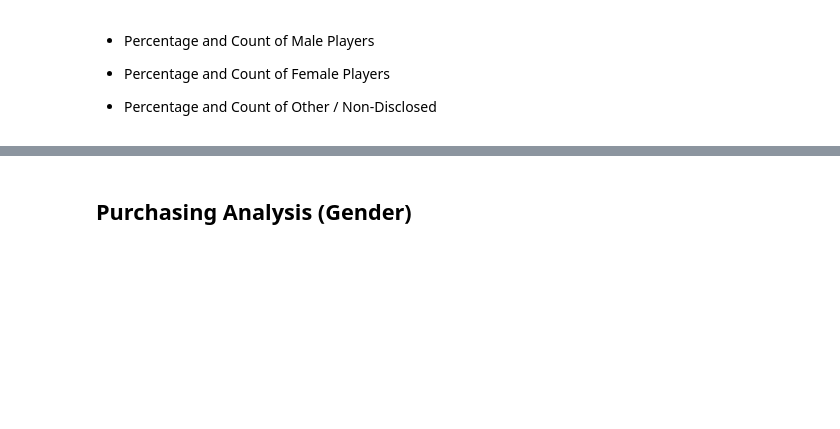
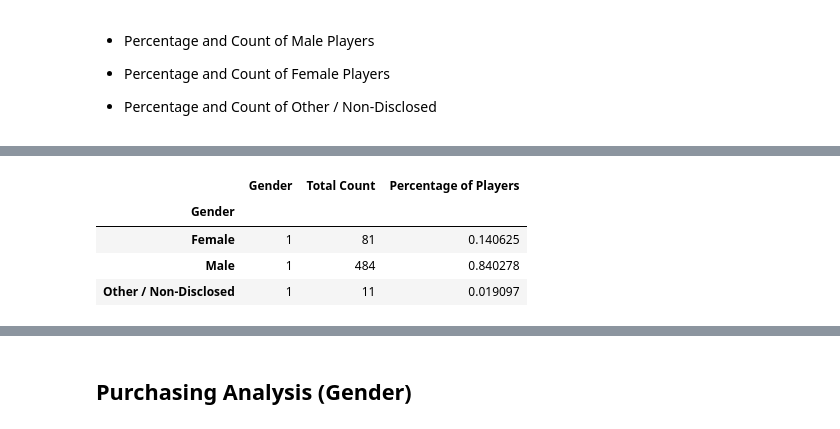
Before and after one commit to jennneth/pandas-challenge, a Jupyter notebook: HeroesofPymoli/HeroesOfPymoli_starter.ipynb, the cells around one changed output, grey strips where cells are left out. Saved outputs shown, nothing was run; the diff lists cells and outputs as text; code cells hidden in the pictures; blank space fills up the shorter version.

```diff
--- a/HeroesofPymoli/HeroesOfPymoli_starter.ipynb
+++ b/HeroesofPymoli/HeroesOfPymoli_starter.ipynb
@@ -96,0 +139,9 @@ analysis_df
+# %%
+gender_comparison_df= gender_comparison_df.rename(columns = {"SN":"Total Count"})
+gender_comparison_df
+# %% [output]
+|  | Gender | Total Count | Percentage of Players |
+| Gender |  |  |  |
+| Female | 1 | 81 | 0.140625 |
+| Male | 1 | 484 | 0.840278 |
+| Other / Non-Disclosed | 1 | 11 | 0.019097 |
```
Also changed, not shown: parts of 12 cells of this notebook.
